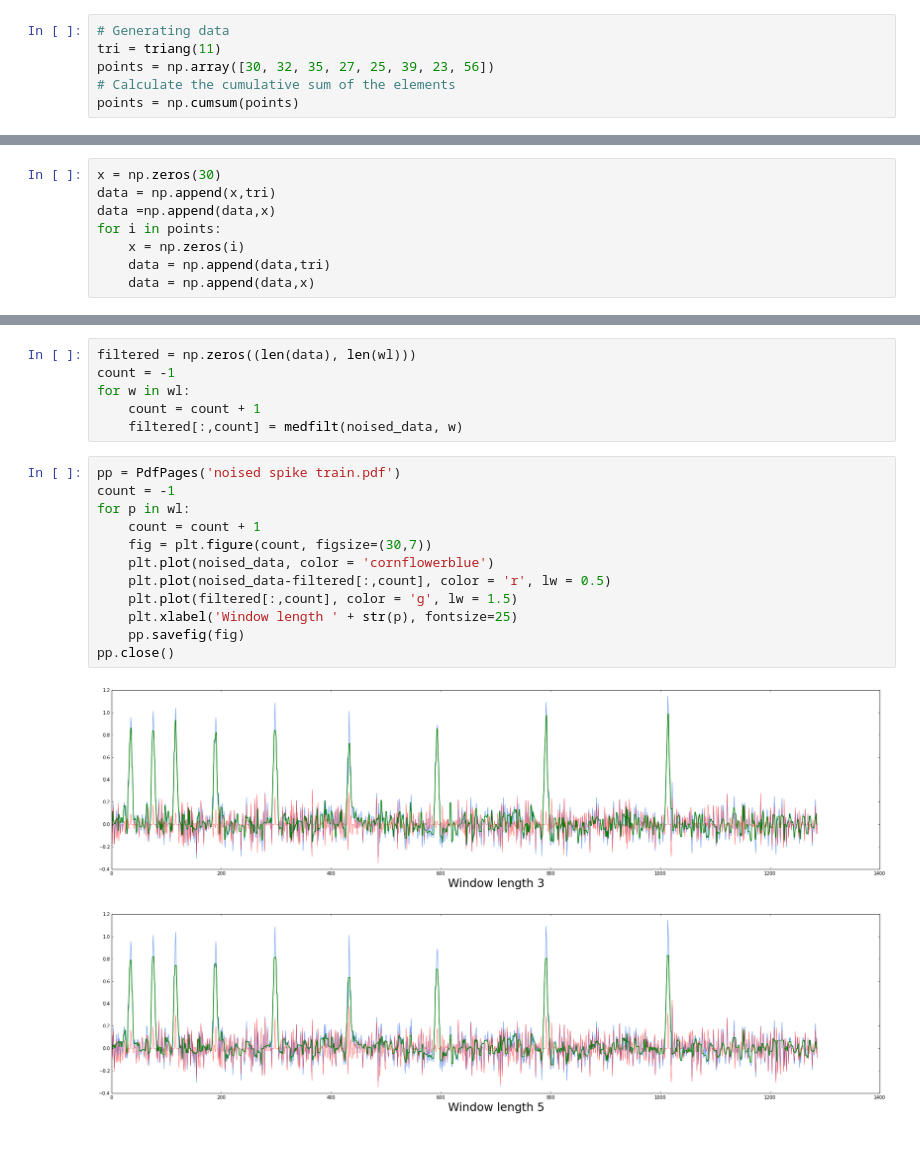
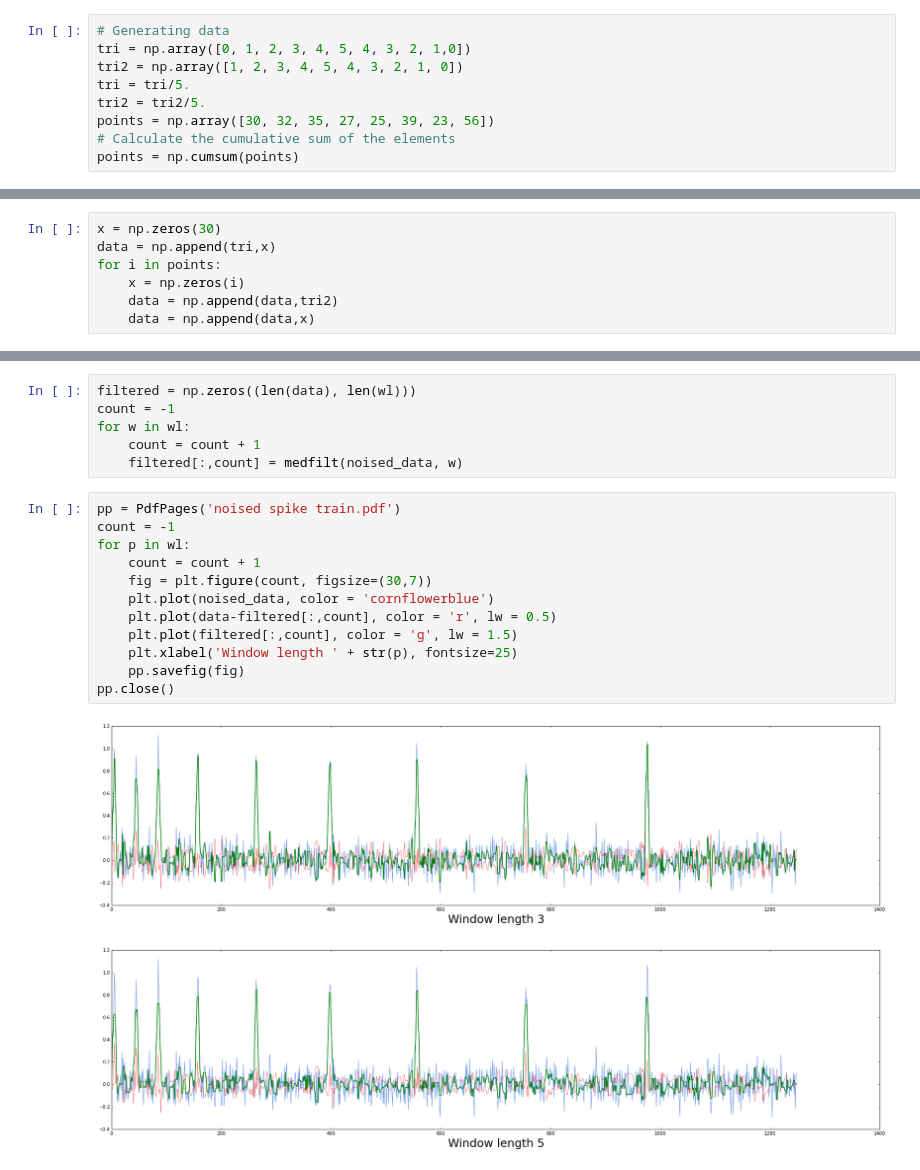
Before and after one commit to ktakagaki/kt-2015-DSPHandsOn, a Jupyter notebook: MedianFilter/Python/06. Behavior of the median filter with white noise/Median filter, spike train.ipynb, the cells around one changed output, grey strips where cells are left out. Saved outputs shown, nothing was run; the diff lists cells and outputs as text.

```diff
--- a/MedianFilter/Python/06. Behavior of the median filter with white noise/Median filter, spike train.ipynb
+++ b/MedianFilter/Python/06. Behavior of the median filter with white noise/Median filter, spike train.ipynb
@@ -30,7 +25,10 @@ fork remote URL: http://github.com/dowa4213/kt-2015-DSPHandsOn.git
 origin remote URL: https://github.com/ktakagaki/kt-2015-DSPHandsOn.git
 # %%
 # Generating data
-tri = triang(11)
+tri = np.array([0, 1, 2, 3, 4, 5, 4, 3, 2, 1,0])
+tri2 = np.array([1, 2, 3, 4, 5, 4, 3, 2, 1, 0])
+tri = tri/5.
+tri2 = tri2/5.
 points = np.array([30, 32, 35, 27, 25, 39, 23, 56])
 # Calculate the cumulative sum of the elements
 points = np.cumsum(points)
@@ -37,10 +40,9 @@ points = np.cumsum(points)
 # %%
 x = np.zeros(30)
-data = np.append(x,tri)
-data =np.append(data,x)
+data = np.append(tri,x)
 for i in points:
     x = np.zeros(i)
-    data = np.append(data,tri)
+    data = np.append(data,tri2)
     data = np.append(data,x)
 # %%
 plt.figure(figsize=(30,7))
@@ -68,15 +70,15 @@ for w in wl:
 # %%
 pp = PdfPages('noised spike train.pdf')
 count = -1
 for p in wl:
     count = count + 1
     fig = plt.figure(count, figsize=(30,7))
     plt.plot(noised_data, color = 'cornflowerblue')
-    plt.plot(noised_data-filtered[:,count], color = 'r', lw = 0.5)
+    plt.plot(data-filtered[:,count], color = 'r', lw = 0.5)
     plt.plot(filtered[:,count], color = 'g', lw = 1.5)
     plt.xlabel('Window length ' + str(p), fontsize=25)
     pp.savefig(fig)
 pp.close()
 # %% [output]
-[figure, old version]
+[figure, new version]
-[figure, old version]
+[figure, new version]
```
Also changed, not shown: parts of 6 cells of this notebook.
